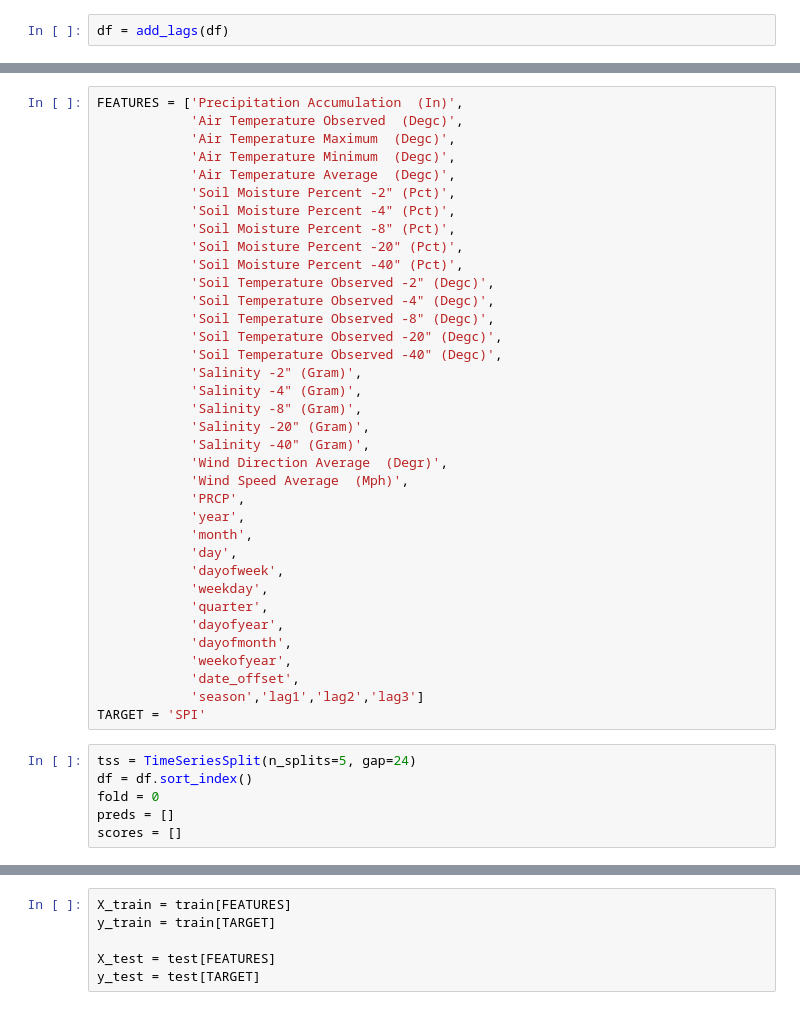
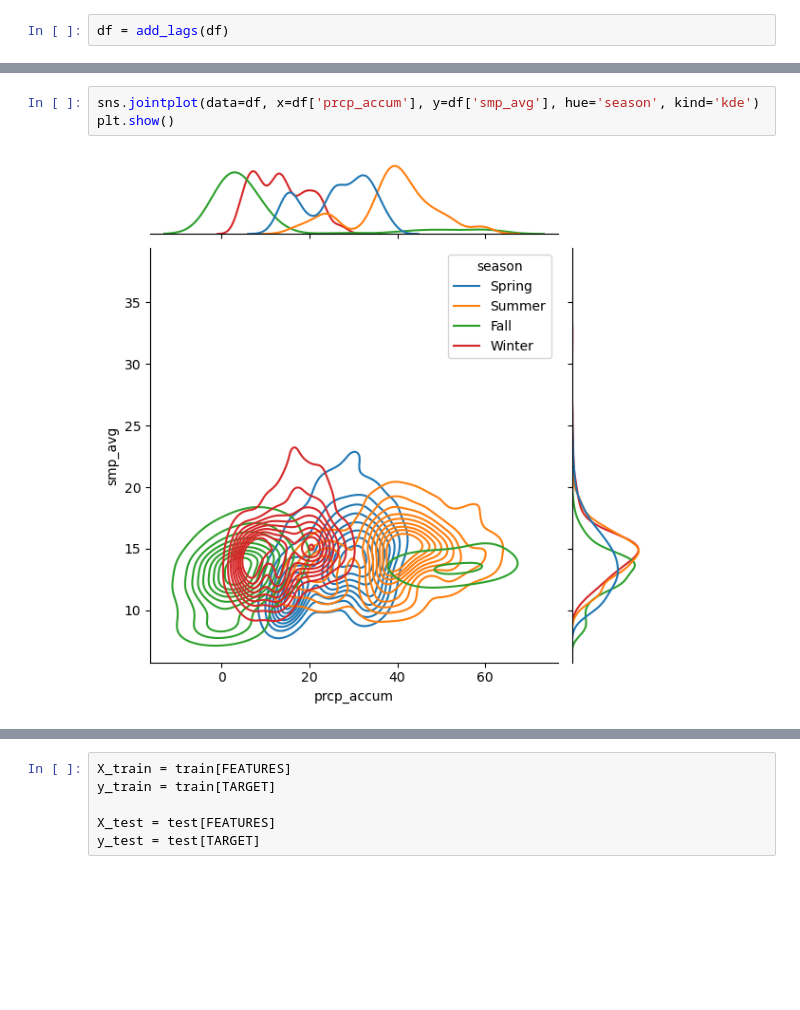
Before and after one commit to bigdog3626/Drought-Detection-Modeling, a Jupyter notebook: Modeling_Via_XGBoost.ipynb, the cells around one changed output, grey strips where cells are left out. Saved outputs shown, nothing was run; the diff lists cells and outputs as text; blank space fills up the shorter version.

```diff
--- a/Modeling_Via_XGBoost.ipynb
+++ b/Modeling_Via_XGBoost.ipynb
@@ -93,42 +147,5 @@ df.head(1).transpose()
-# %%
-FEATURES = ['Precipitation Accumulation  (In)',
-            'Air Temperature Observed  (Degc)',
-            'Air Temperature Maximum  (Degc)',
-            'Air Temperature Minimum  (Degc)',
-            'Air Temperature Average  (Degc)',
-            'Soil Moisture Percent -2" (Pct)',
-            'Soil Moisture Percent -4" (Pct)',
-            'Soil Moisture Percent -8" (Pct)',
-            'Soil Moisture Percent -20" (Pct)',
-            'Soil Moisture Percent -40" (Pct)',
-            'Soil Temperature Observed -2" (Degc)',
-            'Soil Temperature Observed -4" (Degc)',
-            'Soil Temperature Observed -8" (Degc)',
-            'Soil Temperature Observed -20" (Degc)',
-            'Soil Temperature Observed -40" (Degc)',
-            'Salinity -2" (Gram)',
-            'Salinity -4" (Gram)',
-            'Salinity -8" (Gram)',
-            'Salinity -20" (Gram)',
-            'Salinity -40" (Gram)',
-            'Wind Direction Average  (Degr)',
-            'Wind Speed Average  (Mph)',
-            'PRCP',
-            'year',
-            'month',
-            'day',
-            'dayofweek',
-            'weekday',
-            'quarter',
-            'dayofyear',
-            'dayofmonth',
-            'weekofyear',
-            'date_offset',
-            'season','lag1','lag2','lag3']
-TARGET = 'SPI'
-# %%
-tss = TimeSeriesSplit(n_splits=5, gap=24)
-df = df.sort_index()
-fold = 0
-preds = []
-scores = []
+# %%
+sns.jointplot(data=df, x=df['prcp_accum'], y=df['smp_avg'], hue='season', kind='kde')
+plt.show()
+# %% [output]
+[figure, added]
```
Also changed, not shown: parts of 42 cells of this notebook, 2 other files.
